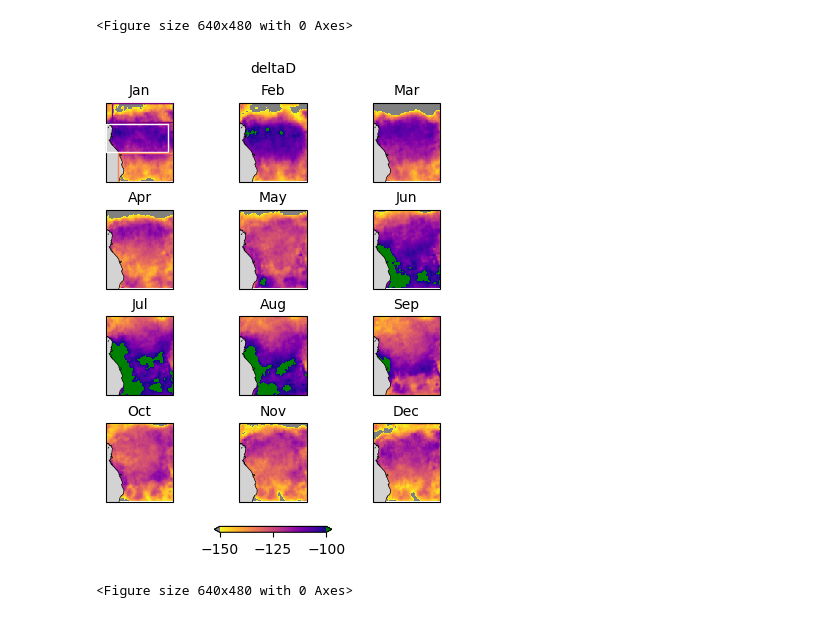
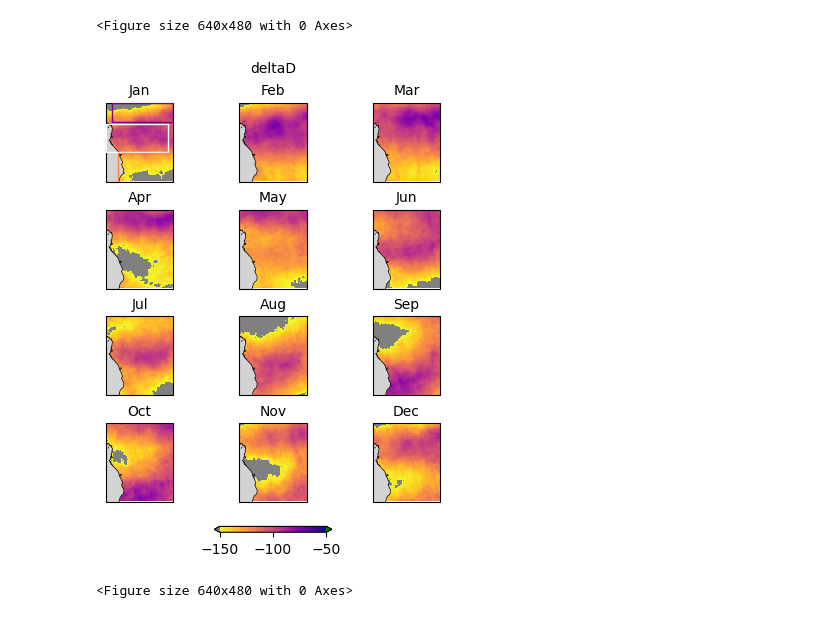
Before and after one commit to ellendyer/Isotopes_F4R, a Jupyter notebook: code_veg/map_clims.ipynb, the cells around one changed output. Drawn from its saved outputs; the diff is of its cells as text; code cells hidden in the pictures.

```diff
--- a/code_veg/map_clims.ipynb
+++ b/code_veg/map_clims.ipynb
@@ -32,6 +38,9 @@ dataclass = "/Volumes/New_5TB/ESA_F4R/landcover_classification/"
 fapar = xr.open_mfdataset(dataf+'fapar_*_reg_regrid.nc')
 precip = xr.open_mfdataset(datac+'chirps_10day_reg_regrid.nc')
 lai = xr.open_mfdataset(datal+'lai_*_reg_regrid.nc')
-tropess = xr.open_mfdataset('/Users/ellendyer/Documents/GitHub/F4R_data/tropess_gridded_caf_low.nc')
+sif = xr.open_mfdataset(datac+'sif_10day_reg_regrid.nc')
+hdo = xr.open_mfdataset(datac+'hdo_10day_reg_regrid.nc')
+#hdo = hdo.where(hdo['deltaD']<60,np.nan)
+tropess = xr.open_mfdataset('/Users/ellendyer/Documents/GitHub/F4R_data/tropess_gridded_caf_lowmid.nc')
 tropess = tropess.interp(lat=np.arange(tropess.coords["lat"].min().values,tropess.coords["lat"].max().values,0.25), lon=np.arange(tropess.coords["lon"].min().values,tropess.coords["lon"].max().values,0.25), method="linear")
 # %%
@@ -314,34 +393,34 @@ axs=axs.flatten()
 var = tropess['deltaD'].groupby('time.month').mean('time')
 
 cmap=plt.cm.plasma_r
 cmap.set_extremes(over='green')
 cmap.set_extremes(under='grey')
 
 for i in range(0,12):
     cst=var[i,:,:].plot.pcolormesh(ax=axs[i],
-                        vmin=-150, vmax=-100.0,
+                        vmin=-150, vmax=-50.0,
                         cmap=cmap,
                         rasterized=True,
                         add_colorbar=False,
                         #cbar_kwargs={"label": ""},
                         transform = ccrs.PlateCarree())
     if i==0:
         axs[0].add_patch(plt.Rectangle((10, 5.2), 20.7, 6.7, ls="-", lw=1, ec="purple", fc="none",zorder=3))
         axs[0].add_patch(plt.Rectangle((8, -4.9), 21, 9.6, ls="-", lw=1, ec="white", fc="none",zorder=3))
         axs[0].add_patch(plt.Rectangle((12, -15), 18.7, 9.8, ls="-", lw=1, ec="coral", fc="none",zorder=3))
     axs[i].set_title(mon[i],fontsize=10)
     axs[i].coastlines()
     axs[i].add_feature(cartopy.feature.OCEAN,zorder=2,facecolor='lightgrey')
 
 fig.subplots_adjust(hspace=0,wspace=-0.5)
 cbar = fig.colorbar(cst, ax=axs, orientation='horizontal',
                         #location="bottom",
                         shrink=0.3,extend="both",fraction=0.2)
 
 plt.suptitle("deltaD", fontsize=10)
-plt.savefig(datap+'mon_clim_deltaD.png')
+plt.savefig(datap+'mon_clim_tropess_deltaD.png')
 plt.show()
 plt.clf()
 # %% [output]
-[figure, old version]
+[figure, new version]
 <Figure size 640x480 with 0 Axes>
```
Also changed, not shown: parts of 6 cells of this notebook, 53 other files.
